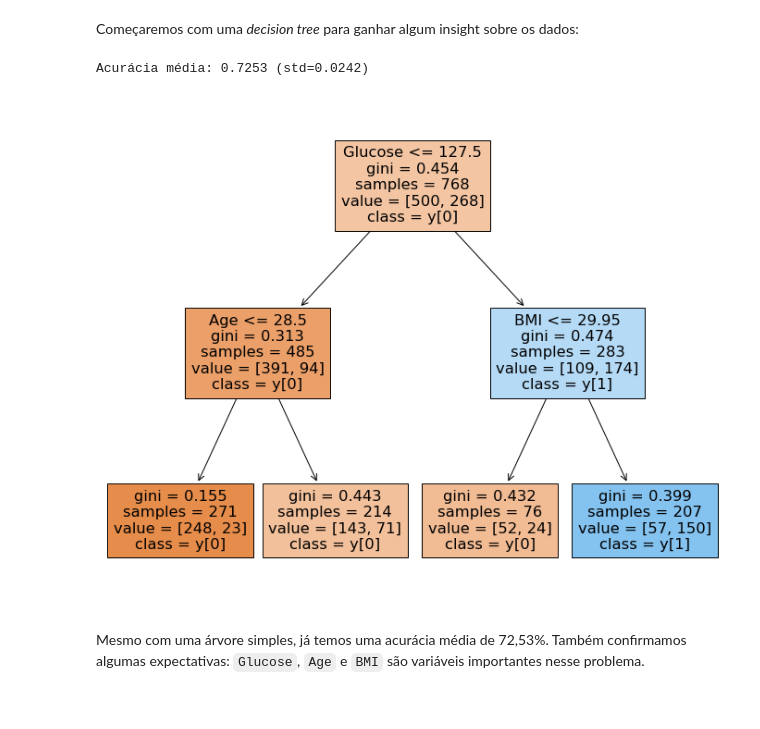
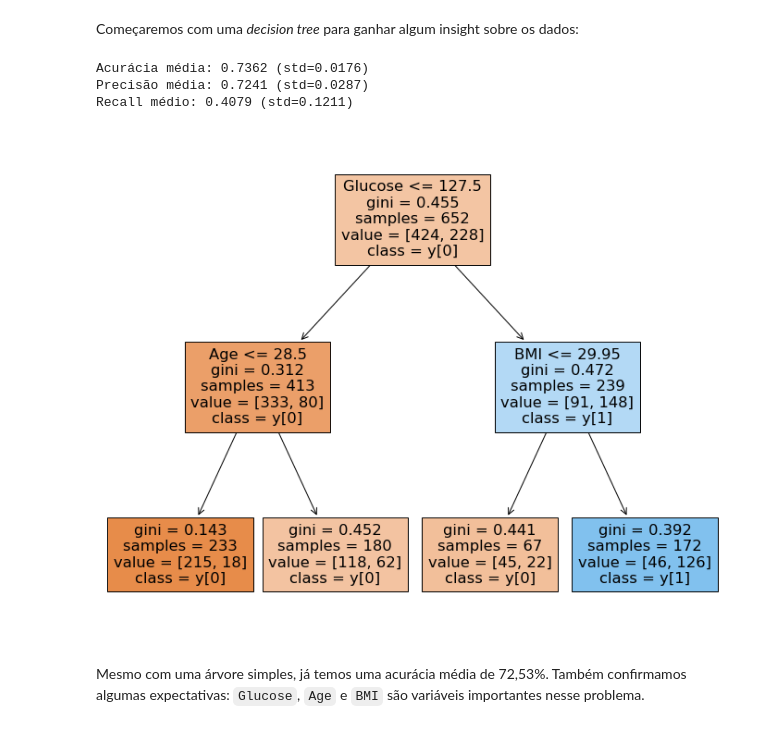
Before and after one commit to franklinzppa/diabetes-classification, a Jupyter notebook: diabetes-clf.ipynb, the cells around one changed output. Cells and saved outputs as stored; diff of their text form; code cells hidden in the pictures.

```diff
--- a/diabetes-clf.ipynb
+++ b/diabetes-clf.ipynb
@@ -436,26 +440,30 @@ def relatorio_metricas(y_train, y_pred):
 # %%
 # Voltando os NaNs para zero
+
+X_train_fillna = X_train.fillna(0)
 # %% [markdown]
 Começaremos com uma *decision tree* para ganhar algum insight sobre os dados:
 # %%
 # Decision tree
 
 tree_clf = DecisionTreeClassifier(max_depth=2, random_state=42)
-tree_clf.fit(X, y)
+tree_clf.fit(X_train_fillna, y_train)
 
-relatorio_cross_val(tree_clf, X, y)
+relatorio_cross_val(tree_clf, X_train_fillna, y_train)
 # %% [output]
-Acurácia média: 0.7253 (std=0.0242)
+Acurácia média: 0.7362 (std=0.0176)
+Precisão média: 0.7241 (std=0.0287)
+Recall médio: 0.4079 (std=0.1211)
 # %%
 # Plotando árvore
 
 fig = plt.figure(figsize=(12,10))
 _ = tree.plot_tree(tree_clf,
-                   feature_names=X.columns,
+                   feature_names=X_train.columns,
                    class_names=True,
                    filled=True)
 # %% [output]
-[figure, old version]
+[figure, new version]
 # %% [markdown]
 Mesmo com uma árvore simples, já temos uma acurácia média de 72,53%. Também confirmamos algumas expectativas: `Glucose`, `Age` e `BMI` são variáveis importantes nesse problema.
 # %% [markdown]
```
Also changed, not shown: parts of 56 cells of this notebook.
